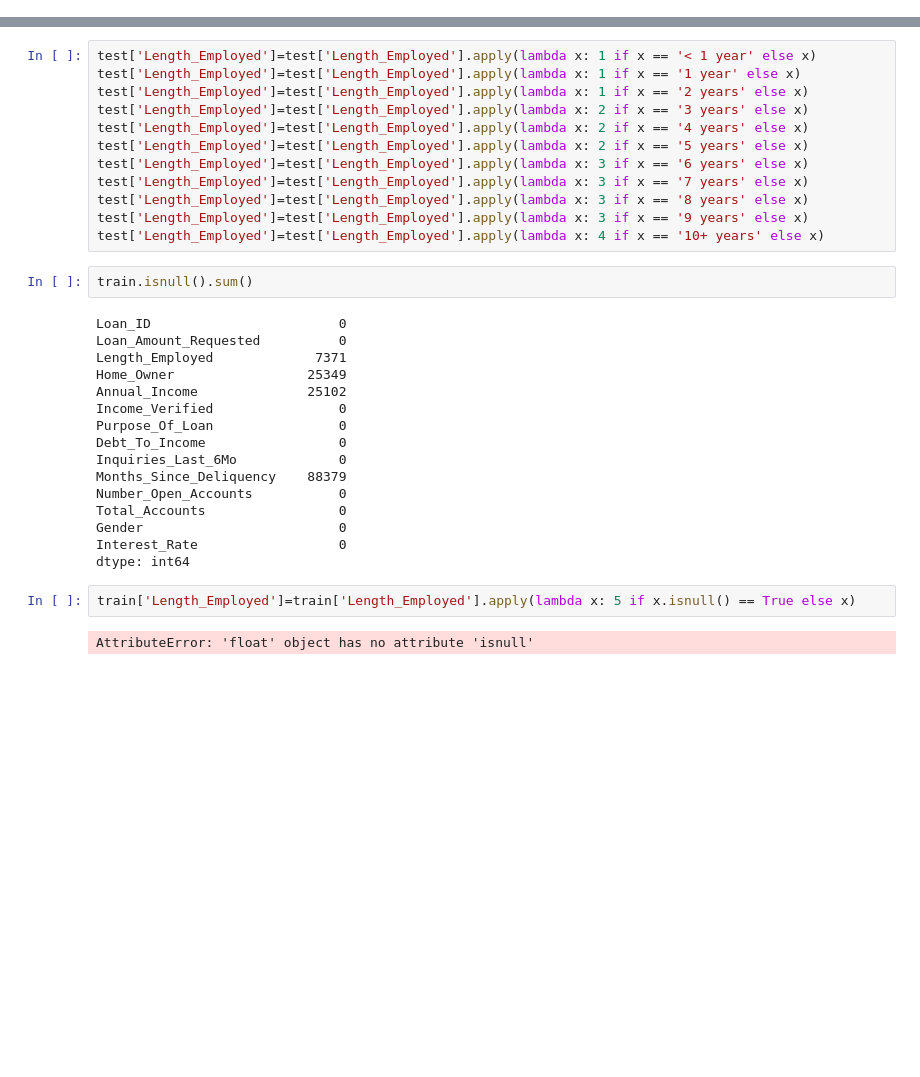
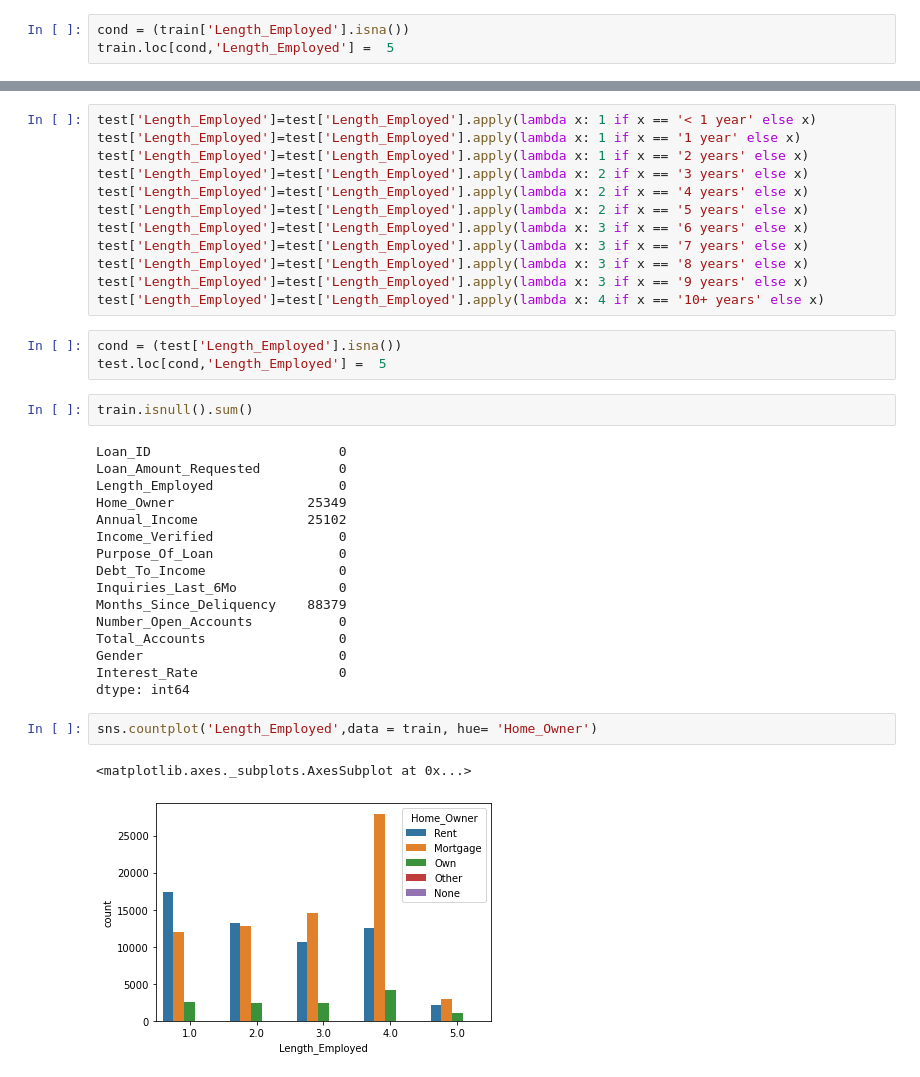
Before and after one commit to Mitesh512/Janta_Hack, a Jupyter notebook: Janta_Hack.ipynb, the cells around one changed output, grey strips where cells are left out. Drawn from its saved outputs; the diff is of its cells as text; blank space fills up the shorter version.

```diff
--- a/Janta_Hack.ipynb
+++ b/Janta_Hack.ipynb
@@ -303,3 +285,6 @@ train['Length_Employed']=train['Length_Employed'].apply(lambda x: 3 if x == '7 y
 train['Length_Employed']=train['Length_Employed'].apply(lambda x: 3 if x == '8 years' else x)
 train['Length_Employed']=train['Length_Employed'].apply(lambda x: 3 if x == '9 years' else x)
 train['Length_Employed']=train['Length_Employed'].apply(lambda x: 4 if x == '10+ years' else x)
+# %%
+cond = (train['Length_Employed'].isna())
+train.loc[cond,'Length_Employed'] =  5
@@ -315,12 +304,15 @@ test['Length_Employed']=test['Length_Employed'].apply(lambda x: 3 if x == '7 yea
 test['Length_Employed']=test['Length_Employed'].apply(lambda x: 3 if x == '8 years' else x)
 test['Length_Employed']=test['Length_Employed'].apply(lambda x: 3 if x == '9 years' else x)
 test['Length_Employed']=test['Length_Employed'].apply(lambda x: 4 if x == '10+ years' else x)
+# %%
+cond = (test['Length_Employed'].isna())
+test.loc[cond,'Length_Employed'] =  5
 # %%
 train.isnull().sum()
 # %% [output]
 Loan_ID                        0
 Loan_Amount_Requested          0
-Length_Employed             7371
+Length_Employed                0
 Home_Owner                 25349
 Annual_Income              25102
 Income_Verified                0
@@ -333,7 +325,8 @@ Total_Accounts                 0
 Gender                         0
 Interest_Rate                  0
 dtype: int64
-# %%
-train['Length_Employed']=train['Length_Employed'].apply(lambda x: 5 if x.isnull() == True else x)
-# %% [output]
-AttributeError: 'float' object has no attribute 'isnull'
+# %%
+sns.countplot('Length_Employed',data = train, hue= 'Home_Owner')
+# %% [output]
+<matplotlib.axes._subplots.AxesSubplot at 0x...>
+[figure, added]
```
Also changed, not shown: parts of 58 cells of this notebook, 4 other files.
